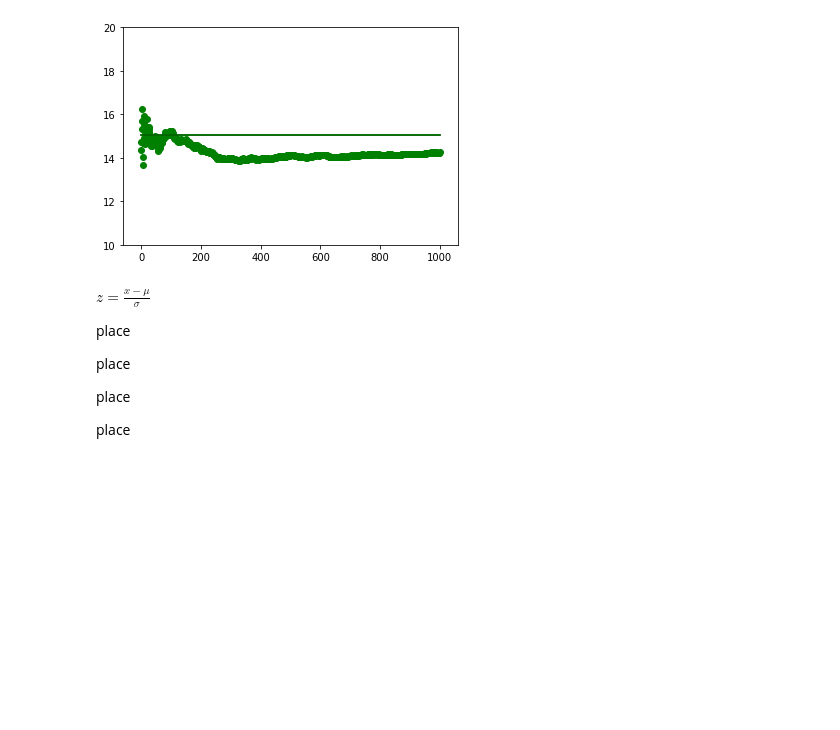
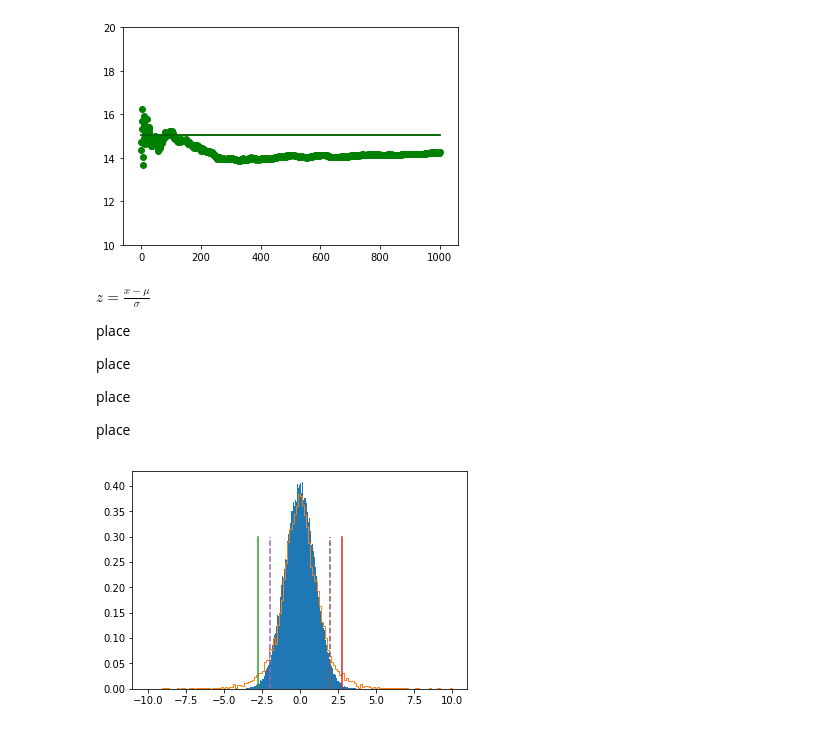
Before and after one commit to beneon/medstat, a Jupyter notebook: lect-2/lect02.ipynb, the cells around one changed output. Drawn from its saved outputs; the diff is of its cells as text; code cells hidden in the pictures; blank space fills up the shorter version.

```diff
--- a/lect-2/lect02.ipynb
+++ b/lect-2/lect02.ipynb
@@ -172,3 +173,28 @@ place
 place
 
 place
+# %%
+# t分布
+def drawTDist(p,n):
+    tDist = np.random.standard_t(n-1,10000)
+    normDist = np.random.normal(0,1,100000)
+    tLeft=t.ppf(p/2,n-1)
+    tRight=t.ppf(1-p/2,n-1)
+    nLeft = norm.ppf(p/2)
+    nRight = norm.ppf(1-p/2)
+    plt.hist(normDist,'auto',density=1,range=(-10,10))
+    rstHist = plt.hist(tDist,'auto',density=1,histtype='step',range=(-10,10))
+    plt.plot([tLeft,tLeft],[0,0.3])
+    plt.plot([tRight,tRight],[0,0.3])
+    plt.plot([nLeft,nLeft],[0,0.3],linestyle='dashed')
+    plt.plot([nRight,nRight],[0,0.3],linestyle='dashed')
+    plt.show()
+p=([0.05,0.01,0.001])[0]
+n = ([5,10,20,500])[0]
+# 虚线是检验水平下正态分布曲线的临界值
+# 实线是检验水平下t分布曲线的临界值
+# 实心曲线是正态分布曲线
+# 无填充曲线是t分布曲线
+drawTDist(p,n)
+# %% [output]
+[figure, added]
```
Also changed, not shown: parts of 1 cell of this notebook, 3 other files.
